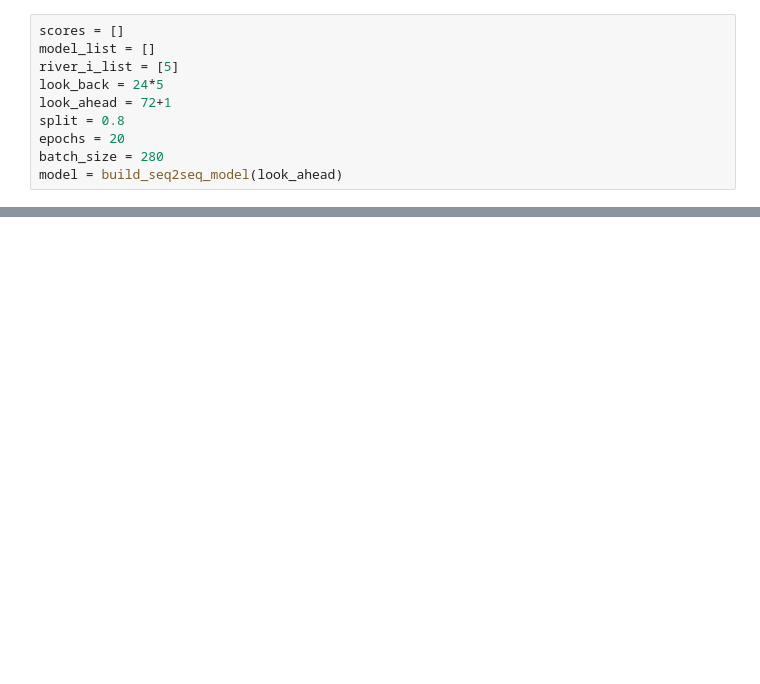
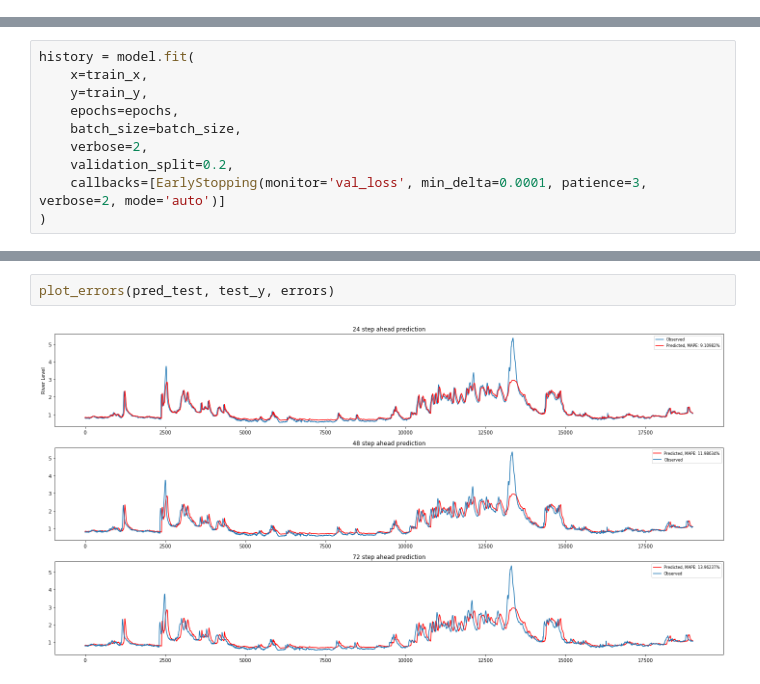
Before and after one commit to mmngreco/aguathon_2019, a Jupyter notebook: RNN.ipynb, the cells around one changed output, grey strips where cells are left out. Drawn from its saved outputs; the diff is of its cells as text; blank space fills up the shorter version.

```diff
--- a/RNN.ipynb
+++ b/RNN.ipynb
@@ -146,10 +163,0 @@ def do_everything(look_back, look_ahead, river_level, split, epochs, batch_size,
-# %%
-scores = []
-model_list = []
-river_i_list = [5]
-look_back = 24*5
-look_ahead = 72+1
-split = 0.8
-epochs = 20
-batch_size = 280
-model = build_seq2seq_model(look_ahead)
@@ -229,0 +241,10 @@ _________________________________________________________________
+# %%
+history = model.fit(
+    x=train_x,
+    y=train_y,
+    epochs=epochs,
+    batch_size=batch_size,
+    verbose=2,
+    validation_split=0.2,
+    callbacks=[EarlyStopping(monitor='val_loss', min_delta=0.0001, patience=3, verbose=2, mode='auto')]
+)
@@ -229,0 +267,4 @@ _________________________________________________________________
+# %%
+plot_errors(pred_test, test_y, errors)
+# %% [output]
+[figure, added]
```
Also changed, not shown: parts of 26 cells of this notebook.
